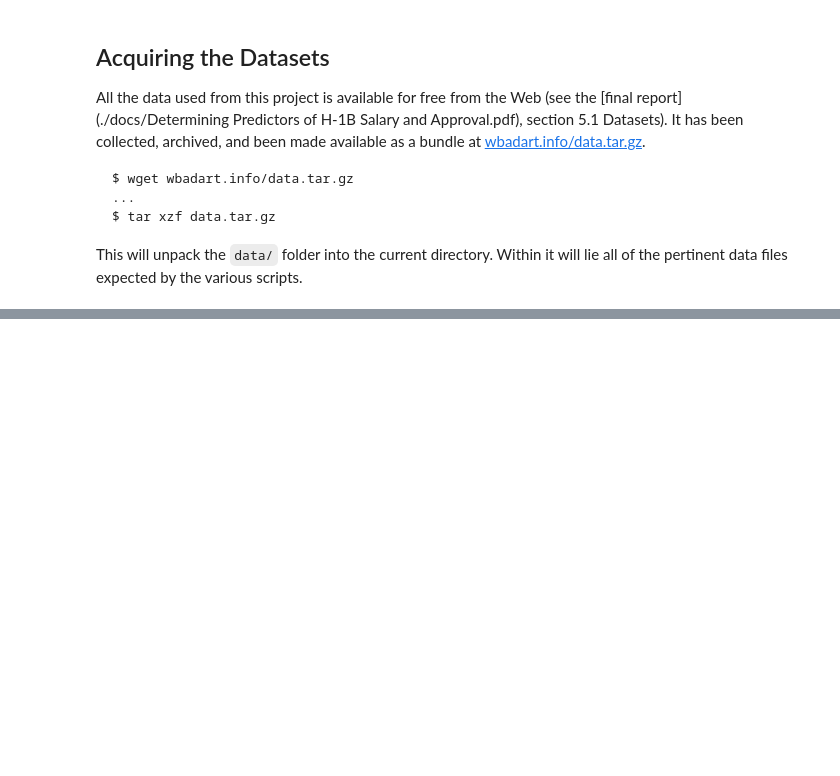
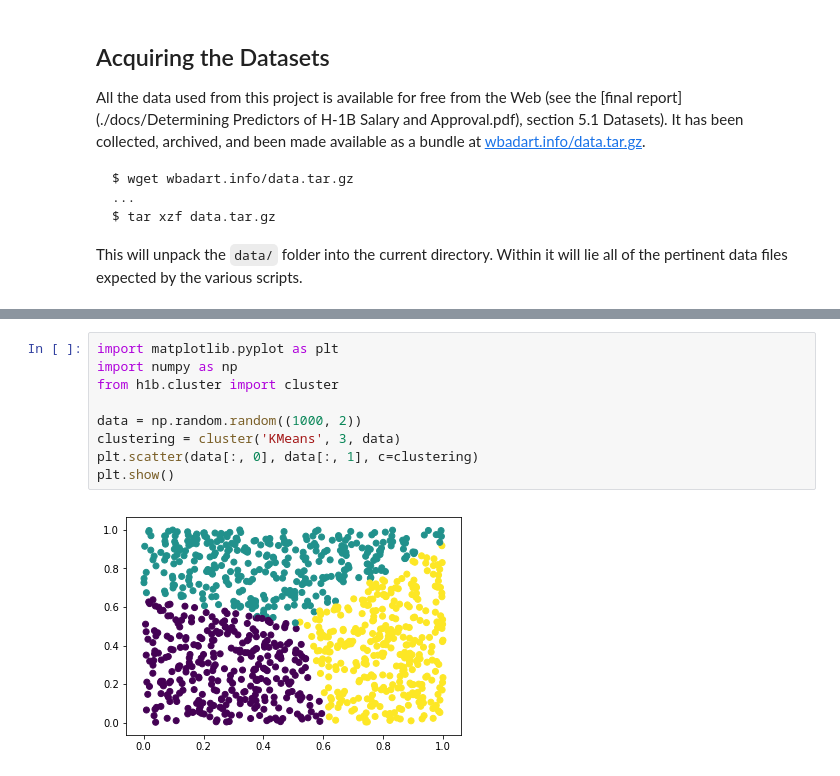
Before and after one commit to wbadart/H-1B-Analyzer, a Jupyter notebook: README.ipynb, the cells around one changed output, grey strips where cells are left out. Drawn from its saved outputs; the diff is of its cells as text; blank space fills up the shorter version.

Commit message:
Added cluster documentation to README

```diff
--- a/README.ipynb
+++ b/README.ipynb
@@ -52,0 +89,11 @@ All the scripts exposed by this project will read the environment variable `H1B_
+# %%
+import matplotlib.pyplot as plt
+import numpy as np
+from h1b.cluster import cluster
+
+data = np.random.random((1000, 2))
+clustering = cluster('KMeans', 3, data)
+plt.scatter(data[:, 0], data[:, 1], c=clustering)
+plt.show()
+# %% [output]
+[figure, added]
```
Also changed, not shown: parts of 3 cells of this notebook, 4 other files.
